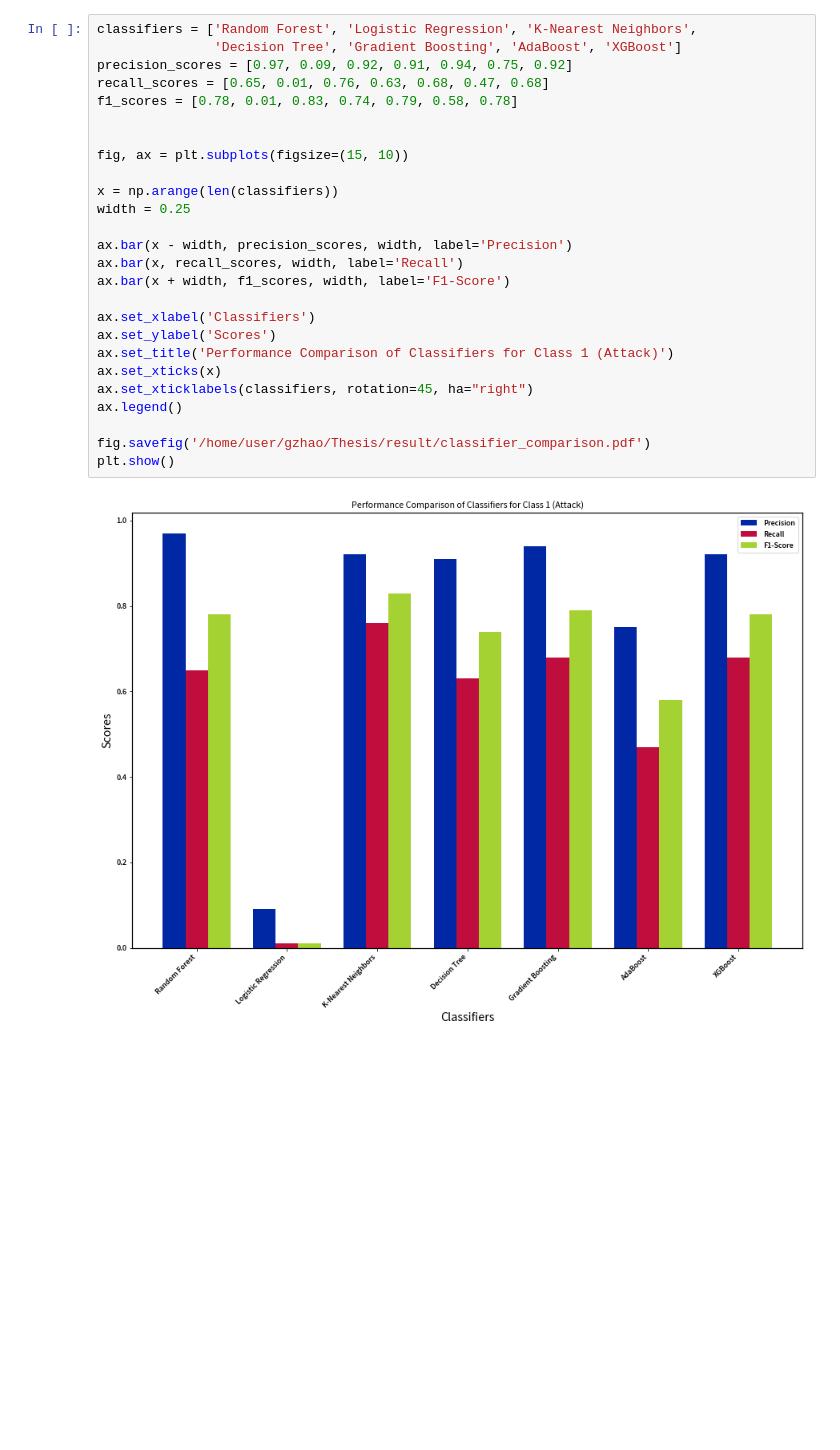
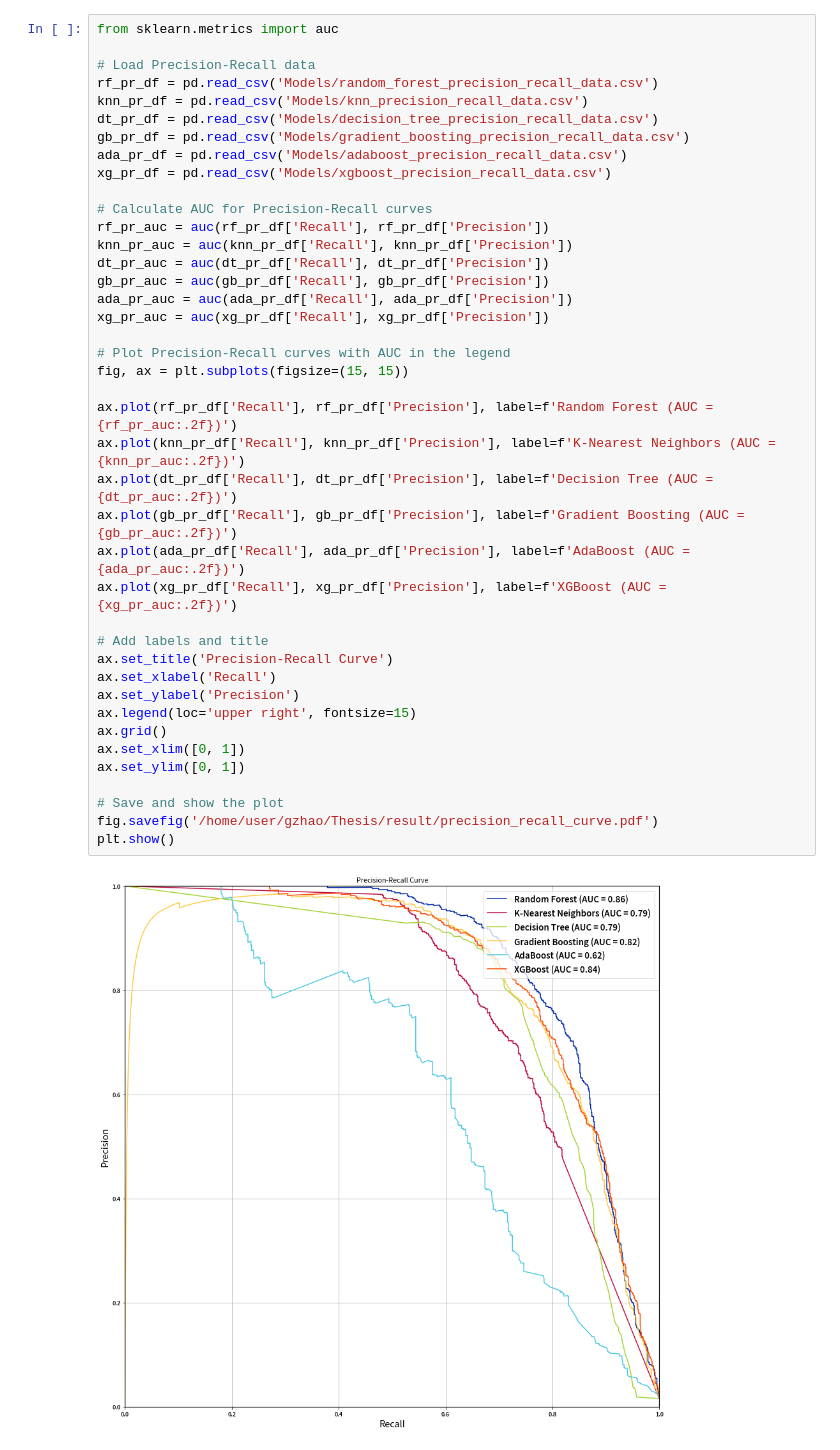
Before and after one commit to Guanda24/flashloan_attack_detection, a Jupyter notebook: Plot.ipynb, the cells around one changed output. Drawn from its saved outputs; the diff is of its cells as text; blank space fills up the shorter version.

```diff
--- a/Plot.ipynb
+++ b/Plot.ipynb
@@ -121,28 +418,43 @@ NameError: name 'Uniswap_v2_df' is not defined
 # %%
-classifiers = ['Random Forest', 'Logistic Regression', 'K-Nearest Neighbors',
-               'Decision Tree', 'Gradient Boosting', 'AdaBoost', 'XGBoost']
-precision_scores = [0.97, 0.09, 0.92, 0.91, 0.94, 0.75, 0.92]
-recall_scores = [0.65, 0.01, 0.76, 0.63, 0.68, 0.47, 0.68]
-f1_scores = [0.78, 0.01, 0.83, 0.74, 0.79, 0.58, 0.78]
+from sklearn.metrics import auc
 
+# Load Precision-Recall data
+rf_pr_df = pd.read_csv('Models/random_forest_precision_recall_data.csv')
+knn_pr_df = pd.read_csv('Models/knn_precision_recall_data.csv')
+dt_pr_df = pd.read_csv('Models/decision_tree_precision_recall_data.csv')
+gb_pr_df = pd.read_csv('Models/gradient_boosting_precision_recall_data.csv')
+ada_pr_df = pd.read_csv('Models/adaboost_precision_recall_data.csv')
+xg_pr_df = pd.read_csv('Models/xgboost_precision_recall_data.csv')
 
-fig, ax = plt.subplots(figsize=(15, 10))
+# Calculate AUC for Precision-Recall curves
+rf_pr_auc = auc(rf_pr_df['Recall'], rf_pr_df['Precision'])
+knn_pr_auc = auc(knn_pr_df['Recall'], knn_pr_df['Precision'])
+dt_pr_auc = auc(dt_pr_df['Recall'], dt_pr_df['Precision'])
+gb_pr_auc = auc(gb_pr_df['Recall'], gb_pr_df['Precision'])
+ada_pr_auc = auc(ada_pr_df['Recall'], ada_pr_df['Precision'])
+xg_pr_auc = auc(xg_pr_df['Recall'], xg_pr_df['Precision'])
 
-x = np.arange(len(classifiers))
-width = 0.25
+# Plot Precision-Recall curves with AUC in the legend
+fig, ax = plt.subplots(figsize=(15, 15))
 
-ax.bar(x - width, precision_scores, width, label='Precision')
-ax.bar(x, recall_scores, width, label='Recall')
-ax.bar(x + width, f1_scores, width, label='F1-Score')
+ax.plot(rf_pr_df['Recall'], rf_pr_df['Precision'], label=f'Random Forest (AUC = {rf_pr_auc:.2f})')
+ax.plot(knn_pr_df['Recall'], knn_pr_df['Precision'], label=f'K-Nearest Neighbors (AUC = {knn_pr_auc:.2f})')
+ax.plot(dt_pr_df['Recall'], dt_pr_df['Precision'], label=f'Decision Tree (AUC = {dt_pr_auc:.2f})')
+ax.plot(gb_pr_df['Recall'], gb_pr_df['Precision'], label=f'Gradient Boosting (AUC = {gb_pr_auc:.2f})')
+ax.plot(ada_pr_df['Recall'], ada_pr_df['Precision'], label=f'AdaBoost (AUC = {ada_pr_auc:.2f})')
+ax.plot(xg_pr_df['Recall'], xg_pr_df['Precision'], label=f'XGBoost (AUC = {xg_pr_auc:.2f})')
 
-ax.set_xlabel('Classifiers')
-ax.set_ylabel('Scores')
-ax.set_title('Performance Comparison of Classifiers for Class 1 (Attack)')
-ax.set_xticks(x)
-ax.set_xticklabels(classifiers, rotation=45, ha="right")
-ax.legend()
+# Add labels and title
+ax.set_title('Precision-Recall Curve')
+ax.set_xlabel('Recall')
+ax.set_ylabel('Precision')
+ax.legend(loc='upper right', fontsize=15)
+ax.grid()
+ax.set_xlim([0, 1])
+ax.set_ylim([0, 1])
 
-fig.savefig('/home/user/gzhao/Thesis/result/classifier_comparison.pdf')
+# Save and show the plot
+fig.savefig('/home/user/gzhao/Thesis/result/precision_recall_curve.pdf')
 plt.show()
 # %% [output]
-[figure, old version]
+[figure, new version]
```
Also changed, not shown: parts of 10 cells of this notebook, 19 other files.
